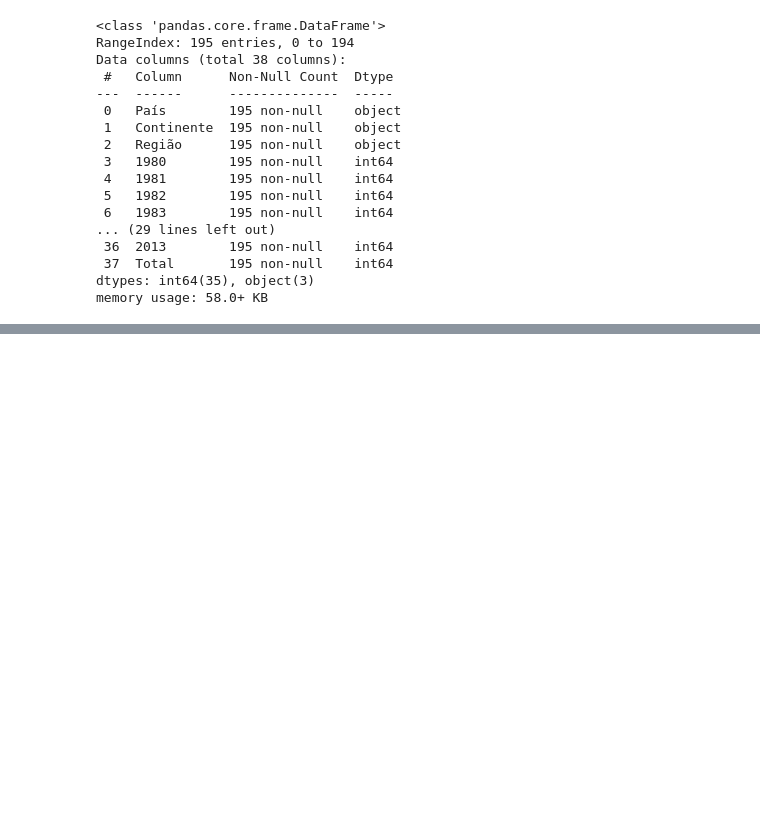
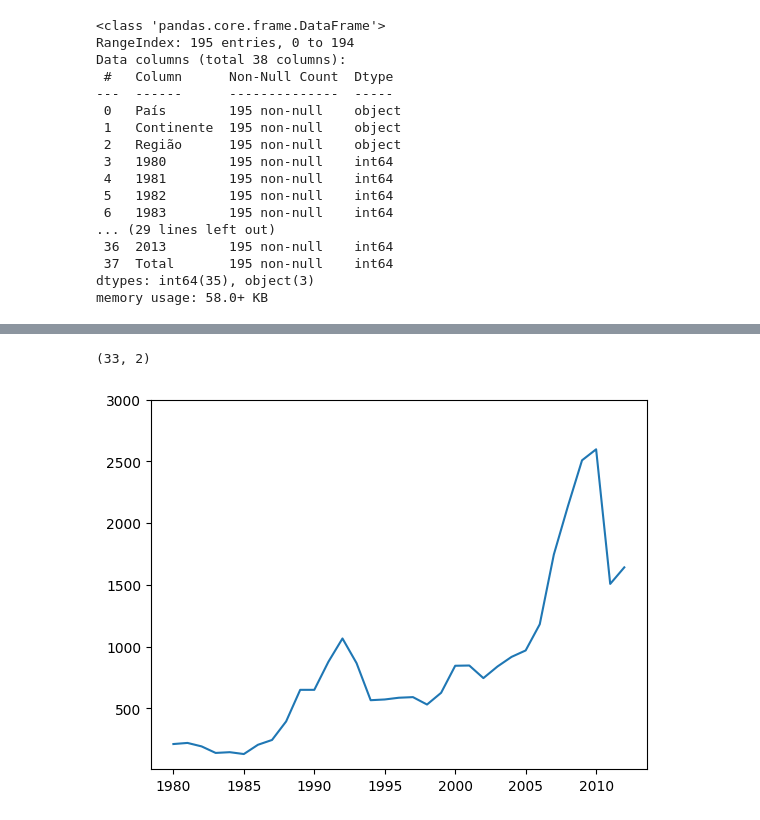
Before and after one commit to thiaguinho700/IaDigData, a Jupyter notebook: 4° Aula/main.ipynb, the cells around one changed output, grey strips where cells are left out. Drawn from its saved outputs; the diff is of its cells as text; code cells hidden in the pictures; blank space fills up the shorter version.

```diff
--- a/4° Aula/main.ipynb
+++ b/4° Aula/main.ipynb
@@ -27,3 +27,5 @@ memory usage: 58.0+ KB
 # %%
 df.set_index(['País'], inplace=True) # Seta o index com a coluna País
 anos = list(map(str, range(1980,2013))) # Converte os anos em string
+# %%
+brasil = df.loc['Brasil', anos] # Pega os dados somente para o país brasil
@@ -29,0 +52,10 @@ anos = list(map(str, range(1980,2013))) # Converte os anos em string
+# %%
+brasil_dic = {
+    'ano': brasil.index.tolist(),
+    'imigrantes': brasil.values.tolist()
+}
+# %%
+# Criando o dataframe
+
+df_brasil = pd.DataFrame(brasil_dic)
+df_brasil # Exibe os valores
@@ -29,0 +80,11 @@ anos = list(map(str, range(1980,2013))) # Converte os anos em string
+# %%
+df_brasil.shape
+# %% [output]
+(33, 2)
+# %%
+plt.plot(df_brasil['ano'], df_brasil['imigrantes'])
+plt.xticks(['1980', '1985','1990','1995','2000','2005','2010']) # Ajuste de valores para o eixo x
+plt.yticks([500,1000,1500,2000,2500,3000]) # Ajuste de valores para o eixo y
+plt.show() # Exibe a figura
+# %% [output]
+[figure, added]
```
Also changed, not shown: parts of 2 cells of this notebook.
